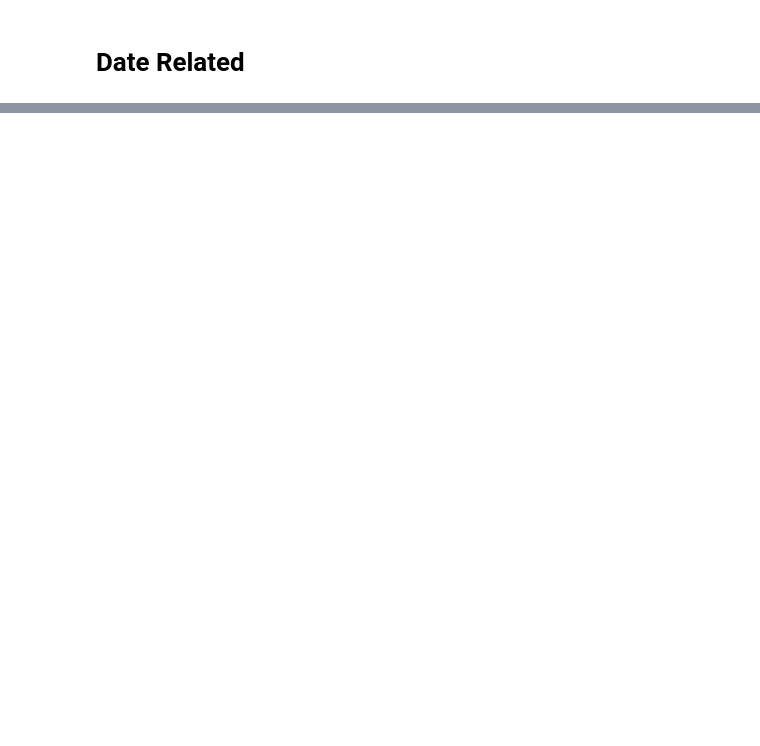
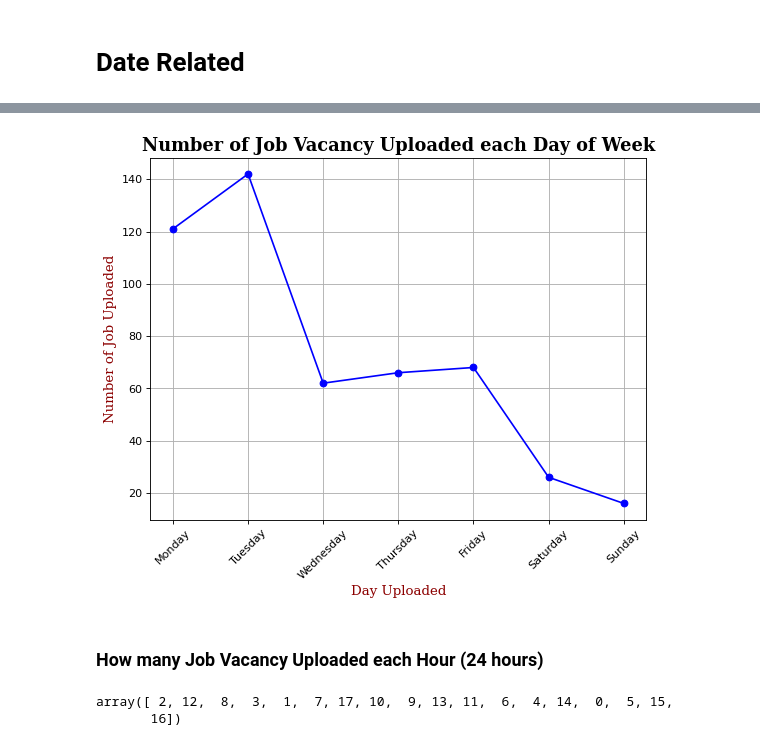
Before and after one commit to Jeremy-Adi/DA-SalaryPred, a Jupyter notebook: EDA_DA.ipynb, the cells around one changed output, grey strips where cells are left out. Drawn from its saved outputs; the diff is of its cells as text; code cells hidden in the pictures; blank space fills up the shorter version.

```diff
--- a/EDA_DA.ipynb
+++ b/EDA_DA.ipynb
@@ -905,0 +1088,28 @@ plt.show()
+# %%
+df['Day of Week'] = df['Date Uploaded'].dt.day_name()
+cats = [ 'Monday', 'Tuesday', 'Wednesday', 'Thursday', 'Friday', 'Saturday', 'Sunday']
+
+from pandas.api.types import CategoricalDtype
+cat_type = CategoricalDtype(categories=cats, ordered=True)
+df['Day of Week'] = df['Day of Week'].astype(cat_type)
+# %%
+day_count = pd.DataFrame(df['Day of Week'].value_counts())
+day_count = day_count.sort_index()
+# %%
+plt.figure(figsize=(8, 6), dpi=80)
+plt.plot(day_count.index,day_count,marker="o",color="blue")
+plt.xticks(day_count.index, rotation='45')
+plt.xlabel('Day Uploaded', fontdict=font)
+plt.ylabel('Number of Job Uploaded', fontdict=font)
+plt.title('Number of Job Vacancy Uploaded each Day of Week', fontdict=font1)
+plt.grid()
+# %% [output]
+[figure, added]
+# %% [markdown]
+### How many Job Vacancy Uploaded each Hour (24 hours)
+# %%
+df['24 Hours'] = df['Time'].apply(lambda x: x.split(':')[0]).astype(int)
+df['24 Hours'].unique()
+# %% [output]
+array([ 2, 12,  8,  3,  1,  7, 17, 10,  9, 13, 11,  6,  4, 14,  0,  5, 15,
+       16])
```
Also changed, not shown: parts of 24 cells of this notebook.
